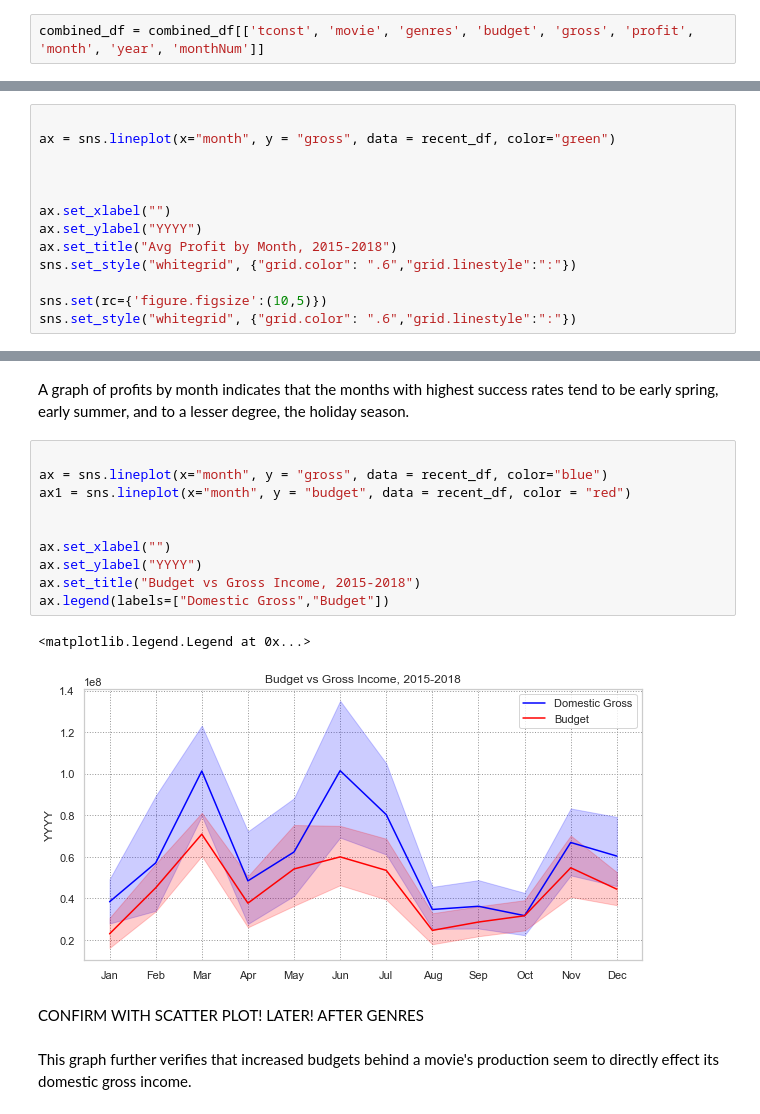
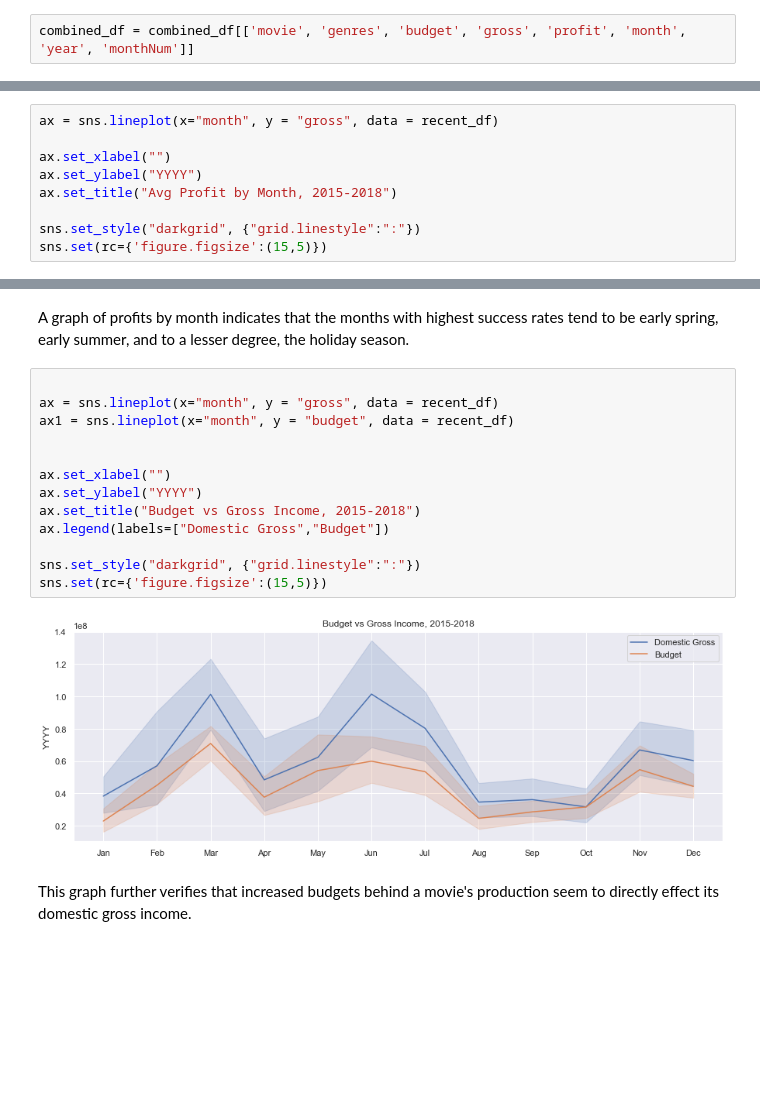
Before and after one commit to shadel96/Microsoft-Movie-Analysis, a Jupyter notebook: dsc-phase1-project-template.ipynb, the cells around one changed output, grey strips where cells are left out. Saved outputs shown, nothing was run; the diff lists cells and outputs as text; blank space fills up the shorter version.

```diff
--- a/dsc-phase1-project-template.ipynb
+++ b/dsc-phase1-project-template.ipynb
@@ -168,7 +168,7 @@ memory usage: 251.1+ KB
 # %% [markdown]
 Finally we will sort the columns for better readability
 # %%
-combined_df = combined_df[['tconst', 'movie', 'genres', 'budget', 'gross', 'profit', 'month', 'year', 'monthNum']]
+combined_df = combined_df[['movie', 'genres', 'budget', 'gross', 'profit', 'month', 'year', 'monthNum']]
 # %% [markdown]
 Let's only look at the last 4 years of movies. First we look at the dataframe starting with the most recent movie for better understanding.
 # %%
@@ -199,16 +199,12 @@ recent_df = combined_df[(combined_df['year'] >= 2015) & (combined_df['year'] <=
 # %% [markdown]
 The following shows chart shows the average budgets and gross income for movies between 2015-2018, sorted by month.
 # %%
-
-ax = sns.lineplot(x="month", y = "gross", data = recent_df, color="green")
-
-
+ax = sns.lineplot(x="month", y = "gross", data = recent_df)
 
 ax.set_xlabel("")
 ax.set_ylabel("YYYY")
 ax.set_title("Avg Profit by Month, 2015-2018")
-sns.set_style("whitegrid", {"grid.color": ".6","grid.linestyle":":"})
 
-sns.set(rc={'figure.figsize':(10,5)})
-sns.set_style("whitegrid", {"grid.color": ".6","grid.linestyle":":"})
+sns.set_style("darkgrid", {"grid.linestyle":":"})
+sns.set(rc={'figure.figsize':(15,5)})
 # %% [output]
@@ -217,19 +213,19 @@ sns.set_style("whitegrid", {"grid.color": ".6","grid.linestyle":":"})
 A graph of profits by month indicates that the months with highest success rates tend to be early spring, early summer, and to a lesser degree, the holiday season.
 # %%
 
-ax = sns.lineplot(x="month", y = "gross", data = recent_df, color="blue")
-ax1 = sns.lineplot(x="month", y = "budget", data = recent_df, color = "red")
+ax = sns.lineplot(x="month", y = "gross", data = recent_df)
+ax1 = sns.lineplot(x="month", y = "budget", data = recent_df)
 
 
 ax.set_xlabel("")
 ax.set_ylabel("YYYY")
 ax.set_title("Budget vs Gross Income, 2015-2018")
 ax.legend(labels=["Domestic Gross","Budget"])
+
+sns.set_style("darkgrid", {"grid.linestyle":":"})
+sns.set(rc={'figure.figsize':(15,5)})
 # %% [output]
-<matplotlib.legend.Legend at 0x...>
-[figure, old version]
+[figure, new version]
-# %% [markdown]
-CONFIRM WITH SCATTER PLOT! LATER! AFTER GENRES
 # %% [markdown]
 This graph further verifies that increased budgets behind a movie's production seem to directly effect its domestic gross income.
 # %% [markdown]
```
Also changed, not shown: parts of 15 cells of this notebook.
